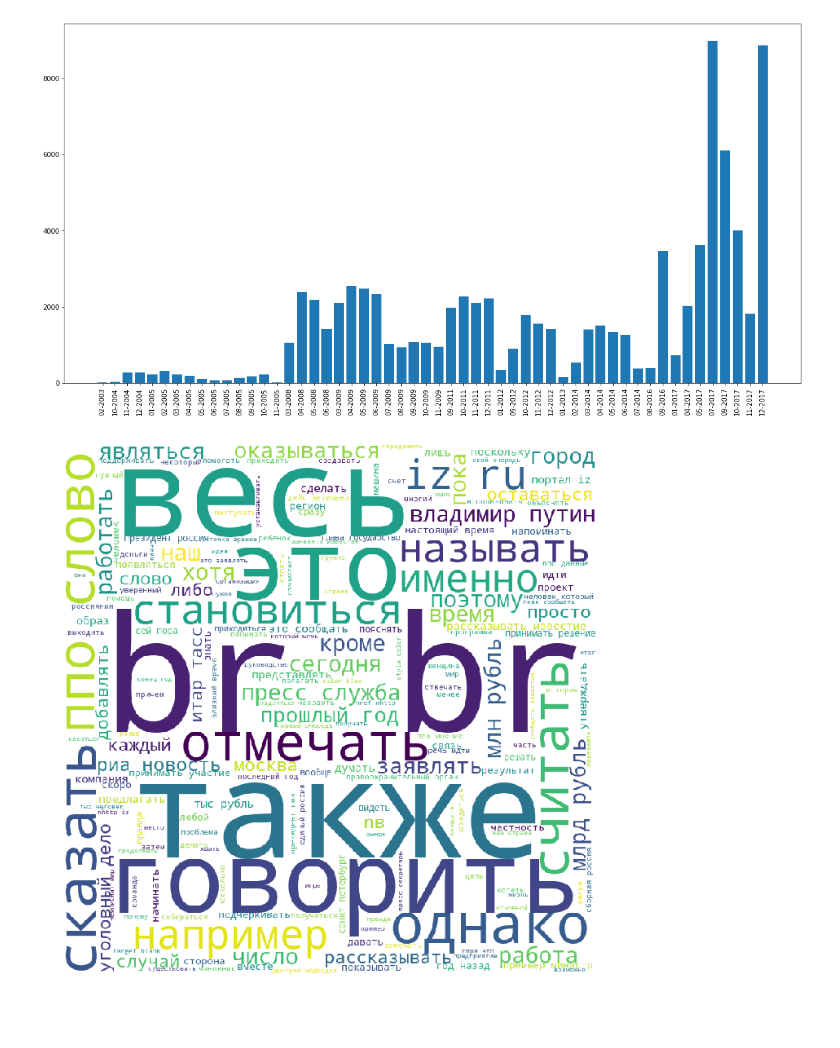
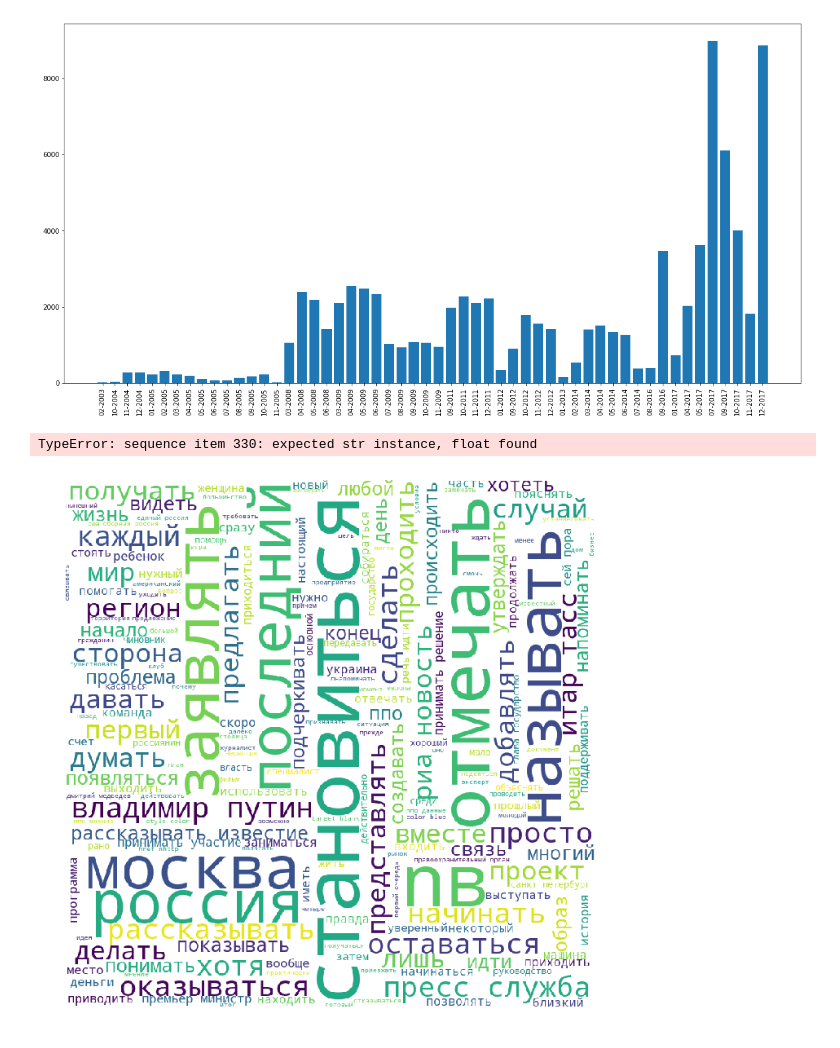
Before and after one commit to vetedde/proj_news_viz, a Jupyter notebook: analysis/news_source_analysis_iz.ipynb, the cells around one changed output. Saved outputs shown, nothing was run; the diff lists cells and outputs as text; code cells hidden in the pictures.

```diff
--- a/analysis/news_source_analysis_iz.ipynb
+++ b/analysis/news_source_analysis_iz.ipynb
@@ -222,17 +221,16 @@ plt.show()
 # %% [output]
 [figure]
 # %%
-from nltk.corpus import stopwords
-from pymystem3 import Mystem
-from string import punctuation
-
 mystem = Mystem()
-russian_stopwords = stopwords.words("russian")
-
+stopwords = open('../nlp/preprocessing/stopwords.txt', 'r')
+stopwords = stopwords.read().split('\n')
+stopwords += ['br', 'также', 'весь', 'это', 'из', 'какой то', 'млн', 'рубль',
+              'именно', 'поэтому', 'либо', 'пока', 'например', 'поскольку', 'iz','ru'
+             ]
 
 def preprocess_text(text):
     tokens = mystem.lemmatize(text.lower())
-    tokens = [token for token in tokens if token not in russian_stopwords\
+    tokens = [token for token in tokens if token not in stopwords\
               and token != " " \
               and token.strip() not in punctuation]
 
@@ -241,4 +239,5 @@ def preprocess_text(text):
     return text
 # %%
 data_iz['preprocessed_text'] = data_iz.text.apply(lambda x:preprocess_text(x) if pd.isna(x)==False else '')
-texts = ' '.join(data_iz.preprocessed_text.tolist())
+# %% [output]
+TypeError: sequence item 330: expected str instance, float found
@@ -245,11 +246,11 @@ texts = ' '.join(data_iz.preprocessed_text.tolist())
 # %%
 wordcloud = WordCloud(width = 800, height = 800,
                 background_color ='white',
-                stopwords = russian_stopwords,
+                stopwords = stopwords,
                 min_font_size = 10).generate(texts)
 fig = plt.figure(1, figsize=(12, 12))
 plt.imshow(wordcloud)
 plt.axis("off")
 plt.show()
 # %% [output]
-[figure, old version]
+[figure, new version]
```
Also changed, not shown: parts of 2 cells of this notebook.
